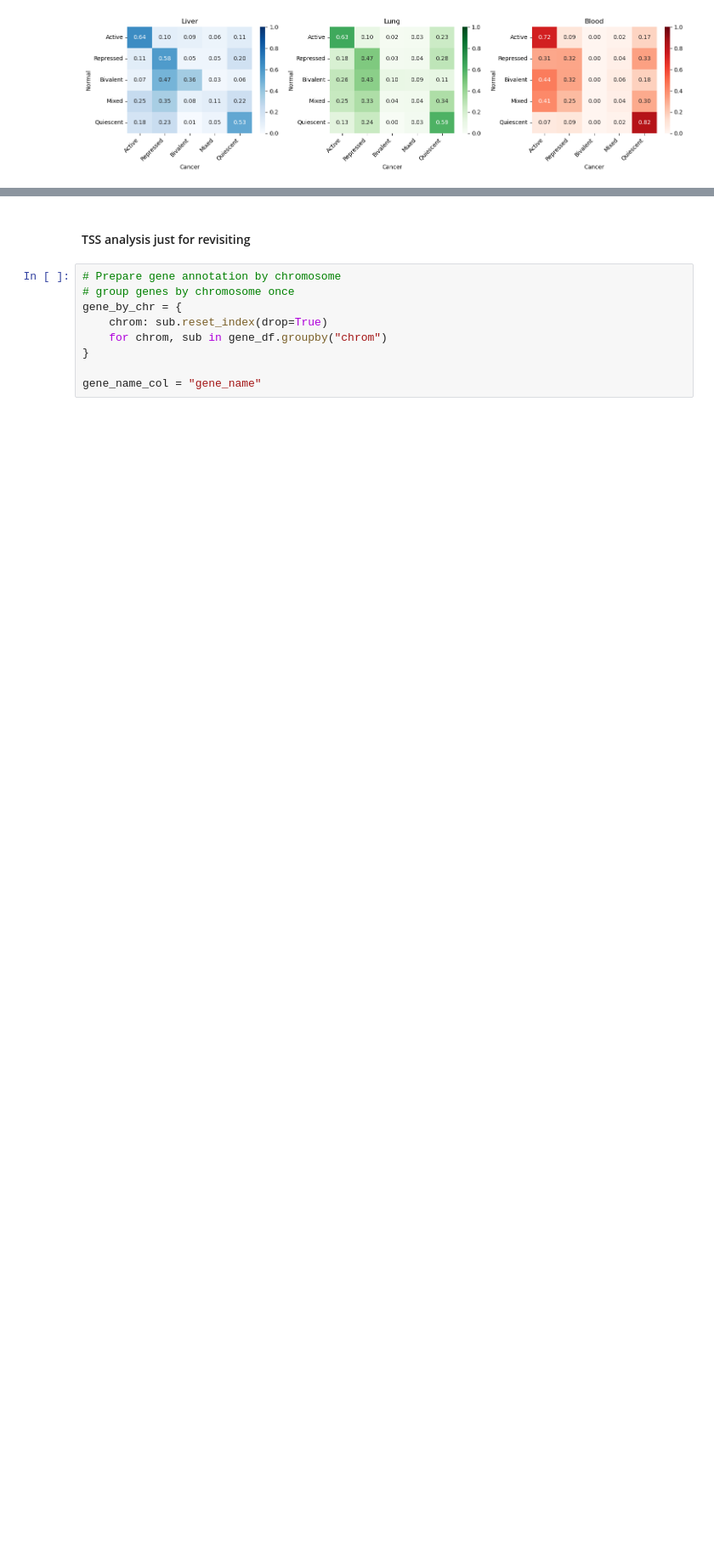
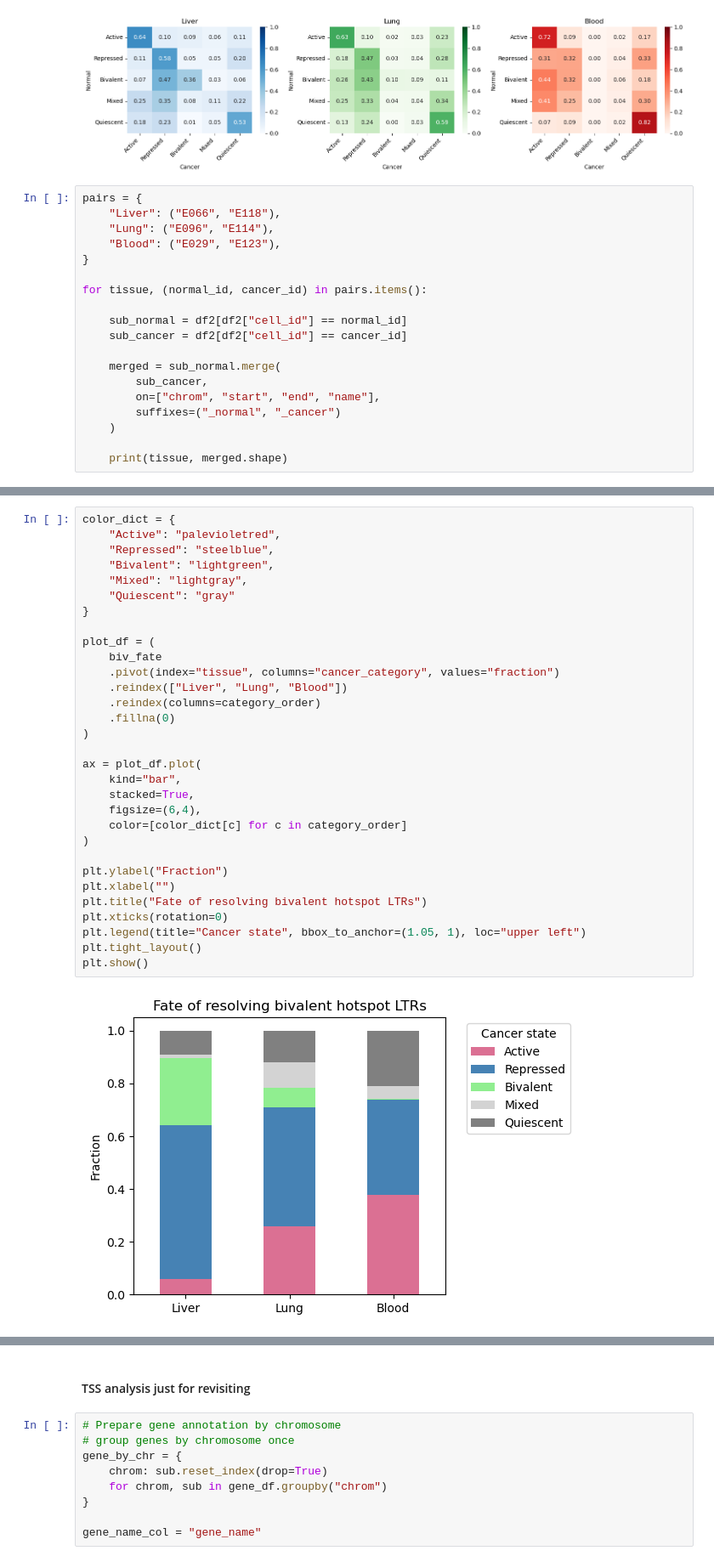
Before and after one commit to caocao0525/HERV, a Jupyter notebook: herv_all_hotspot_analysis.ipynb, the cells around one changed output, grey strips where cells are left out. Shown at 85% size. Cells and saved outputs as stored; diff of their text form; blank space fills up the shorter version.

```diff
--- a/herv_all_hotspot_analysis.ipynb
+++ b/herv_all_hotspot_analysis.ipynb
@@ -1221,3 +1221,22 @@ plt.tight_layout()
 plt.show()
 # %% [output]
 [figure]
+# %%
+pairs = {
+    "Liver": ("E066", "E118"),
+    "Lung": ("E096", "E114"),
+    "Blood": ("E029", "E123"),
+}
+
+for tissue, (normal_id, cancer_id) in pairs.items():
+
+    sub_normal = df2[df2["cell_id"] == normal_id]
+    sub_cancer = df2[df2["cell_id"] == cancer_id]
+
+    merged = sub_normal.merge(
+        sub_cancer,
+        on=["chrom", "start", "end", "name"],
+        suffixes=("_normal", "_cancer")
+    )
+
+    print(tissue, merged.shape)
@@ -1223,0 +1306,33 @@ plt.show()
+# %%
+color_dict = {
+    "Active": "palevioletred",
+    "Repressed": "steelblue",
+    "Bivalent": "lightgreen",
+    "Mixed": "lightgray",
+    "Quiescent": "gray"
+}
+
+plot_df = (
+    biv_fate
+    .pivot(index="tissue", columns="cancer_category", values="fraction")
+    .reindex(["Liver", "Lung", "Blood"])
+    .reindex(columns=category_order)
+    .fillna(0)
+)
+
+ax = plot_df.plot(
+    kind="bar",
+    stacked=True,
+    figsize=(6,4),
+    color=[color_dict[c] for c in category_order]
+)
+
+plt.ylabel("Fraction")
+plt.xlabel("")
+plt.title("Fate of resolving bivalent hotspot LTRs")
+plt.xticks(rotation=0)
+plt.legend(title="Cancer state", bbox_to_anchor=(1.05, 1), loc="upper left")
+plt.tight_layout()
+plt.show()
+# %% [output]
+[figure, added]
```
Also changed, not shown: parts of 10 cells of this notebook.
